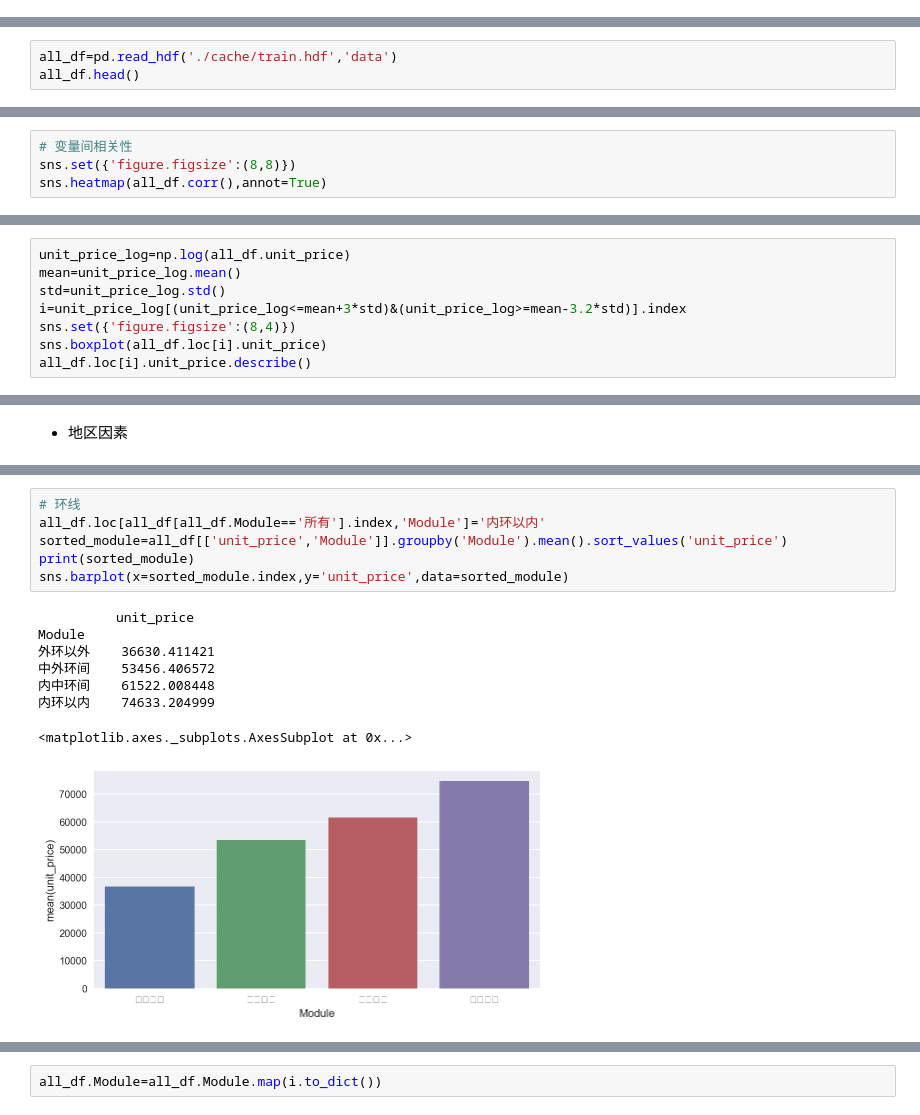
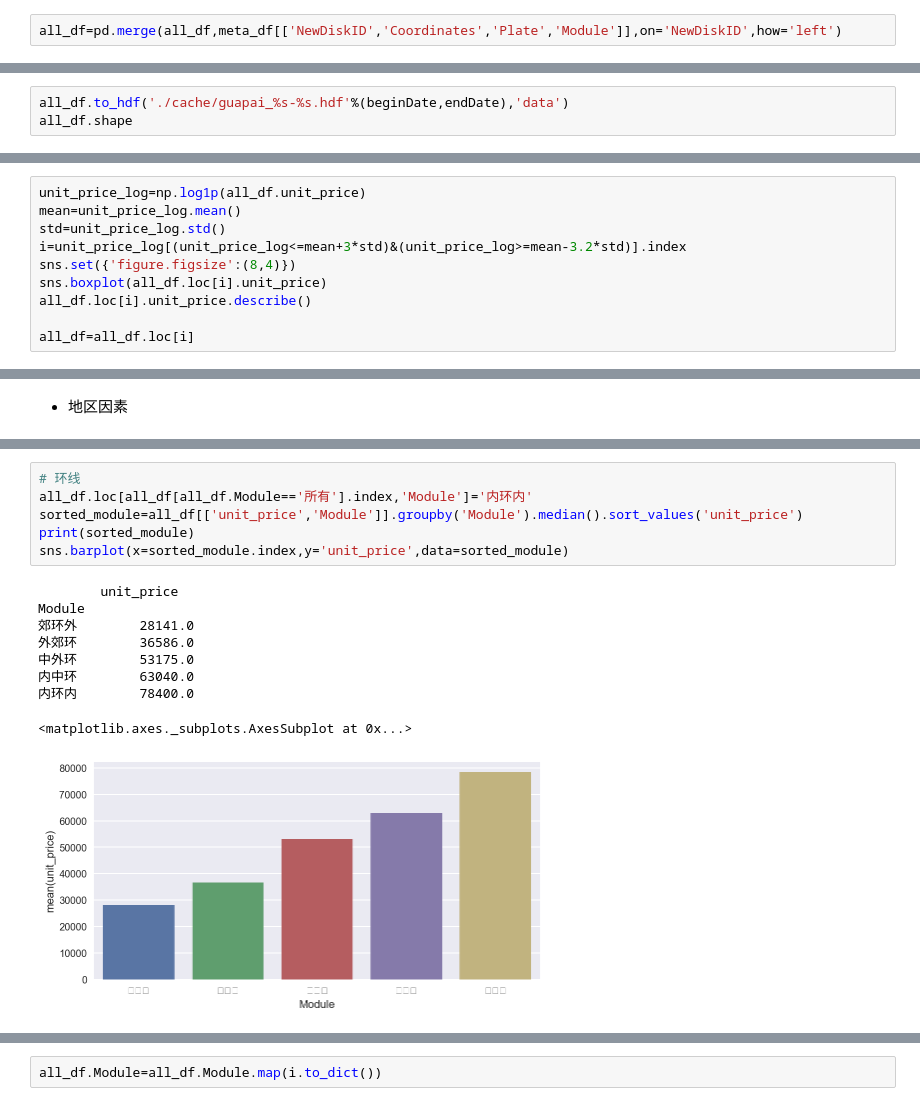
Before and after one commit to FlareActor/SH_HPP, a Jupyter notebook: kernel.ipynb, the cells around one changed output, grey strips where cells are left out. Cells and saved outputs as stored; diff of their text form.

```diff
--- a/kernel.ipynb
+++ b/kernel.ipynb
@@ -99,0 +214,2 @@ all_df.to_hdf('./cache/train.hdf','data')
+# %%
+all_df=pd.merge(all_df,meta_df[['NewDiskID','Coordinates','Plate','Module']],on='NewDiskID',how='left')
@@ -100,4 +218,4 @@ all_df.to_hdf('./cache/train.hdf','data')
 # %%
-all_df=pd.read_hdf('./cache/train.hdf','data')
-all_df.head()
+all_df.to_hdf('./cache/guapai_%s-%s.hdf'%(beginDate,endDate),'data')
+all_df.shape
 # %% [output]
@@ -126,4 +226,0 @@ all_df[numerical_columns].describe()
-# %%
-# 变量间相关性
-sns.set({'figure.figsize':(8,8)})
-sns.heatmap(all_df.corr(),annot=True)
@@ -205,9 +299,11 @@ print('修正后：%f'%skew(np.log(all_df.unit_price)))
 # %%
-unit_price_log=np.log(all_df.unit_price)
+unit_price_log=np.log1p(all_df.unit_price)
 mean=unit_price_log.mean()
 std=unit_price_log.std()
 i=unit_price_log[(unit_price_log<=mean+3*std)&(unit_price_log>=mean-3.2*std)].index
 sns.set({'figure.figsize':(8,4)})
 sns.boxplot(all_df.loc[i].unit_price)
 all_df.loc[i].unit_price.describe()
+
+all_df=all_df.loc[i]
 # %% [output]
@@ -321,18 +373,19 @@ all_df[['unit_price','area']].groupby('area').mean().sort_values('unit_price')
 # %%
 # 环线
-all_df.loc[all_df[all_df.Module=='所有'].index,'Module']='内环以内'
-sorted_module=all_df[['unit_price','Module']].groupby('Module').mean().sort_values('unit_price')
+all_df.loc[all_df[all_df.Module=='所有'].index,'Module']='内环内'
+sorted_module=all_df[['unit_price','Module']].groupby('Module').median().sort_values('unit_price')
 print(sorted_module)
 sns.barplot(x=sorted_module.index,y='unit_price',data=sorted_module)
 # %% [output]
-          unit_price
+        unit_price
 Module
-外环以外    36630.411421
-中外环间    53456.406572
-内中环间    61522.008448
-内环以内    74633.204999
+郊环外        28141.0
+外郊环        36586.0
+中外环        53175.0
+内中环        63040.0
+内环内        78400.0
 <matplotlib.axes._subplots.AxesSubplot at 0x...>
-[figure, old version]
+[figure, new version]
 # %%
 # id映射
 i=pd.Series(range(0,sorted_module.shape[0]),index=sorted_module.index)
```
Also changed, not shown: parts of 113 cells of this notebook, 1 other file.
